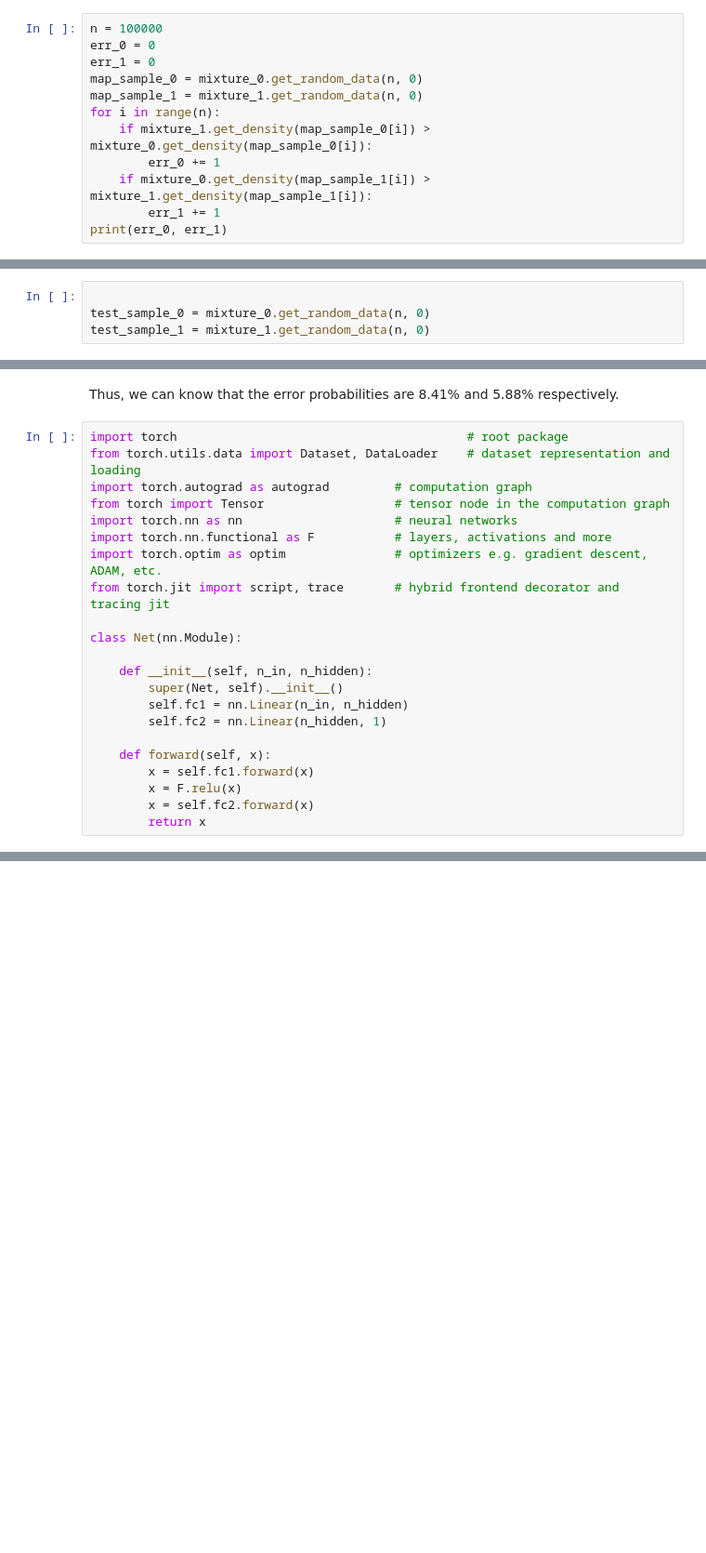
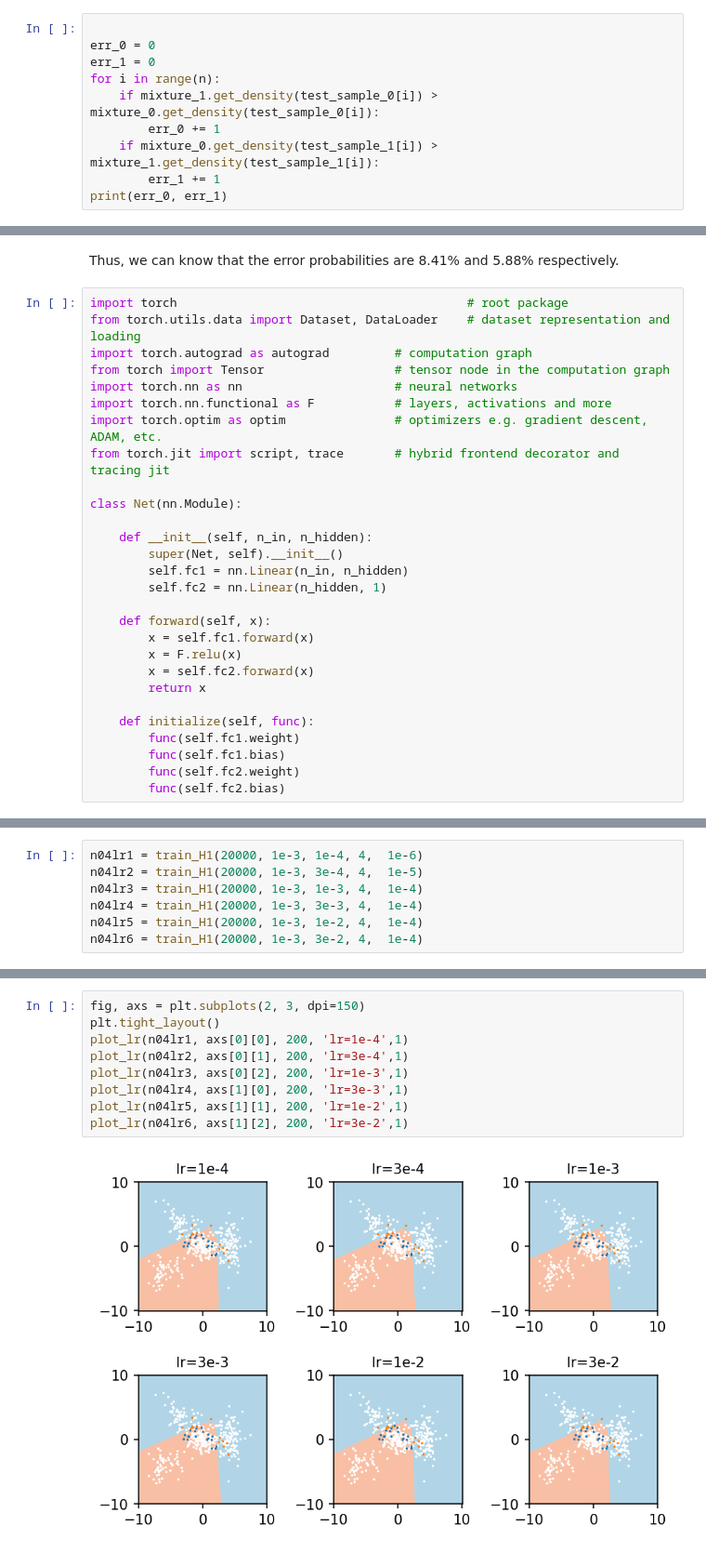
Before and after one commit to lcy0x1/ECE283, a Jupyter notebook: src/hw2/hw2.ipynb, the cells around one changed output, grey strips where cells are left out. Shown at 93% size. Saved outputs shown, nothing was run; the diff lists cells and outputs as text; blank space fills up the shorter version.

```diff
--- a/src/hw2/hw2.ipynb
+++ b/src/hw2/hw2.ipynb
@@ -168,13 +175,11 @@ Here I collect 100k sample data to calculate the rate of misclassification.
 # %%
-n = 100000
+
 err_0 = 0
 err_1 = 0
-map_sample_0 = mixture_0.get_random_data(n, 0)
-map_sample_1 = mixture_1.get_random_data(n, 0)
 for i in range(n):
-    if mixture_1.get_density(map_sample_0[i]) > mixture_0.get_density(map_sample_0[i]):
+    if mixture_1.get_density(test_sample_0[i]) > mixture_0.get_density(test_sample_0[i]):
         err_0 += 1
-    if mixture_0.get_density(map_sample_1[i]) > mixture_1.get_density(map_sample_1[i]):
+    if mixture_0.get_density(test_sample_1[i]) > mixture_1.get_density(test_sample_1[i]):
         err_1 += 1
 print(err_0, err_1)
 # %% [output]
@@ -182,4 +186,0 @@ print(err_0, err_1)
-# %%
-
-test_sample_0 = mixture_0.get_random_data(n, 0)
-test_sample_1 = mixture_1.get_random_data(n, 0)
@@ -215,4 +208,10 @@ class Net(nn.Module):
         x = F.relu(x)
         x = self.fc2.forward(x)
         return x
+
+    def initialize(self, func):
+        func(self.fc1.weight)
+        func(self.fc1.bias)
+        func(self.fc2.weight)
+        func(self.fc2.bias)
 # %%
@@ -258 +356,8 @@ def train_H1(n_sample, l2_lambda, lrate, neurons, momentum, eps):
+# %%
+n04lr1 = train_H1(20000, 1e-3, 1e-4, 4,  1e-6)
+n04lr2 = train_H1(20000, 1e-3, 3e-4, 4,  1e-5)
+n04lr3 = train_H1(20000, 1e-3, 1e-3, 4,  1e-4)
+n04lr4 = train_H1(20000, 1e-3, 3e-3, 4,  1e-4)
+n04lr5 = train_H1(20000, 1e-3, 1e-2, 4,  1e-4)
+n04lr6 = train_H1(20000, 1e-3, 3e-2, 4,  1e-4)
 # %%
@@ -262,0 +370,11 @@ n32m80e4 = train_H1(20000, 1e-3, 1e-3, 32, 0.80, 1e-4)
+# %%
+fig, axs = plt.subplots(2, 3, dpi=150)
+plt.tight_layout()
+plot_lr(n04lr1, axs[0][0], 200, 'lr=1e-4',1)
+plot_lr(n04lr2, axs[0][1], 200, 'lr=3e-4',1)
+plot_lr(n04lr3, axs[0][2], 200, 'lr=1e-3',1)
+plot_lr(n04lr4, axs[1][0], 200, 'lr=3e-3',1)
+plot_lr(n04lr5, axs[1][1], 200, 'lr=1e-2',1)
+plot_lr(n04lr6, axs[1][2], 200, 'lr=3e-2',1)
+# %% [output]
+[figure, added]
```
Also changed, not shown: parts of 42 cells of this notebook, 2 other files.
